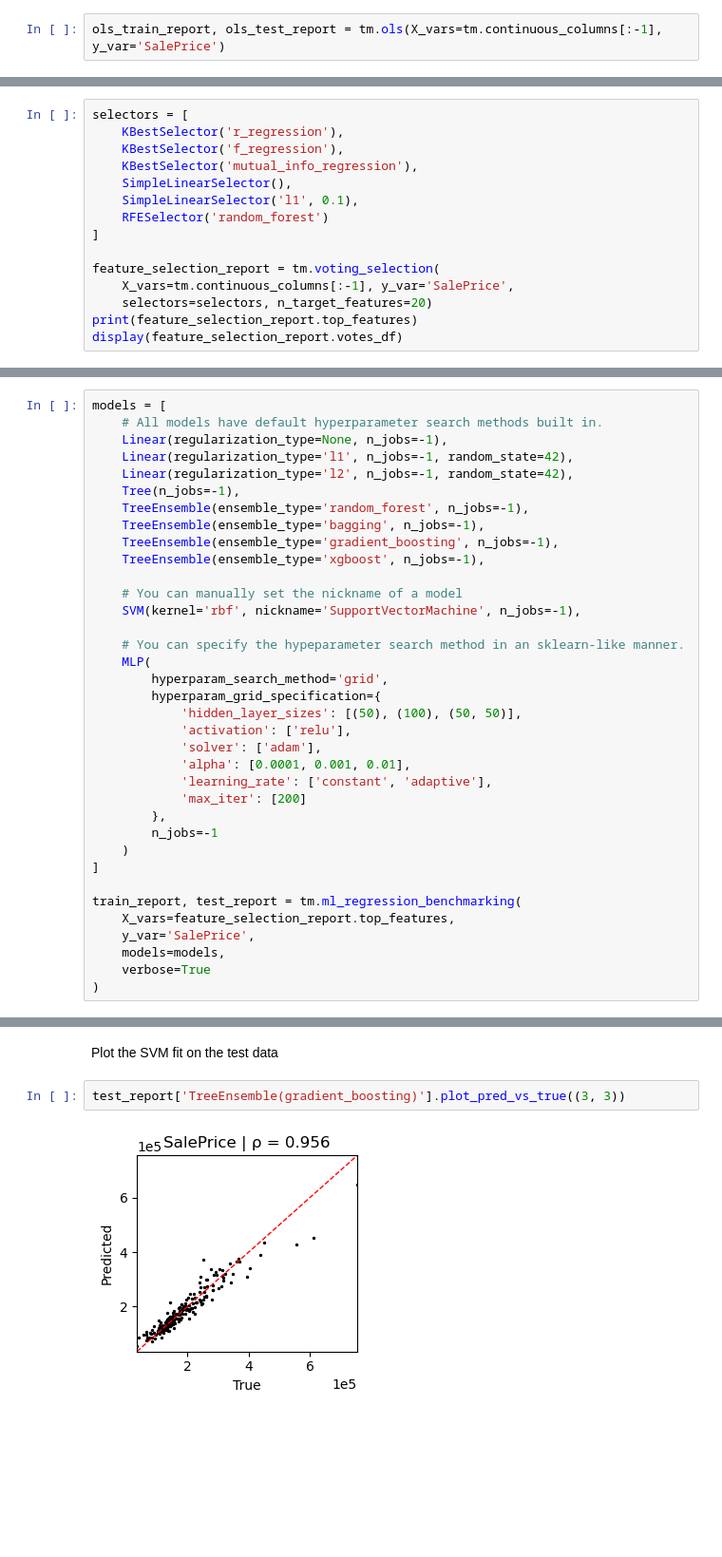
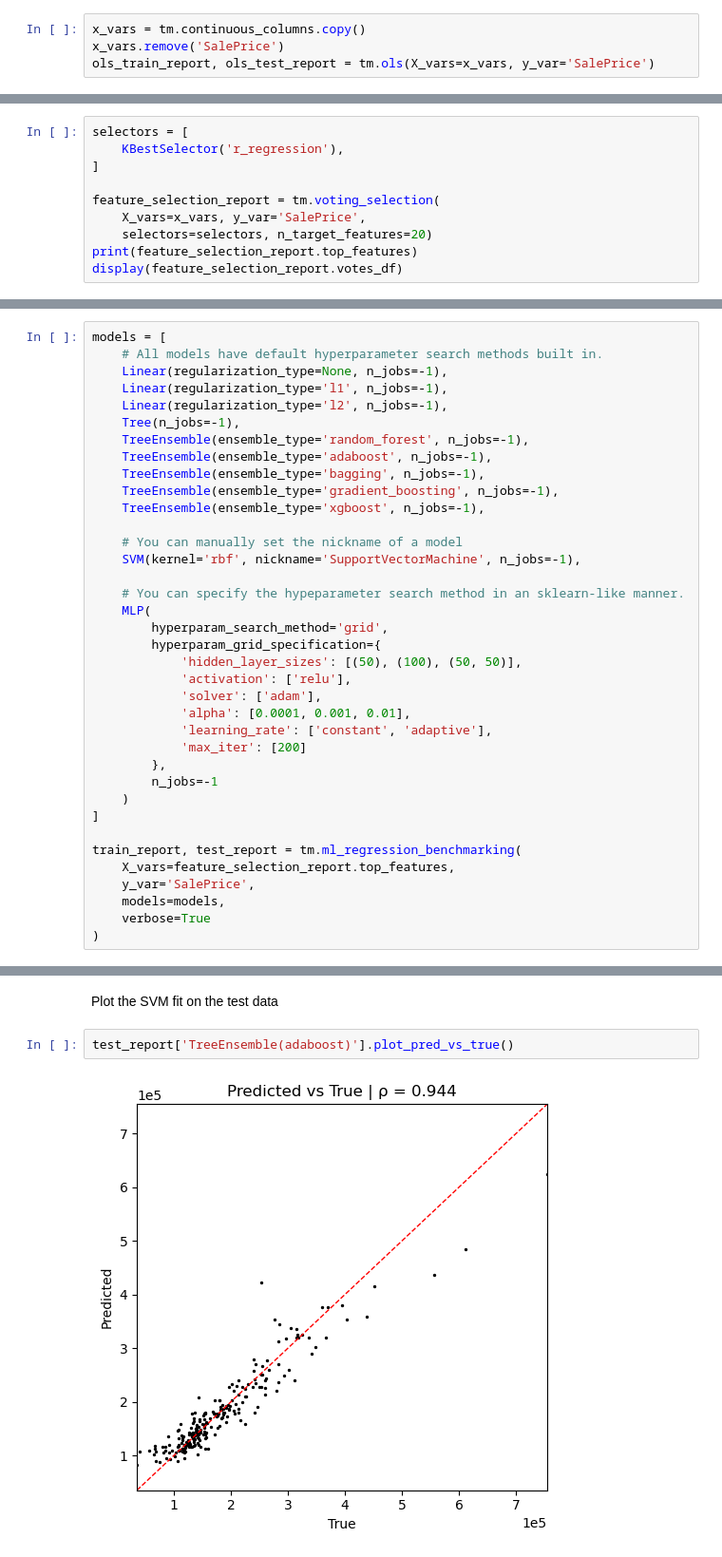
Before and after one commit to ajy25/TabularMagic, a Jupyter notebook: demo/regression_start_to_finish_demo.ipynb, the cells around one changed output, grey strips where cells are left out. Shown at 95% size. Saved outputs shown, nothing was run; the diff lists cells and outputs as text; blank space fills up the shorter version.

```diff
--- a/demo/regression_start_to_finish_demo.ipynb
+++ b/demo/regression_start_to_finish_demo.ipynb
@@ -159,4 +160,6 @@ print(tm.working_df_test.columns.to_list())
 # %% [markdown]
 ### OLS regression analysis
 # %%
-ols_train_report, ols_test_report = tm.ols(X_vars=tm.continuous_columns[:-1], y_var='SalePrice')
+x_vars = tm.continuous_columns.copy()
+x_vars.remove('SalePrice')
+ols_train_report, ols_test_report = tm.ols(X_vars=x_vars, y_var='SalePrice')
@@ -197,15 +198,10 @@ plt.close(fig)
 # %%
 selectors = [
     KBestSelector('r_regression'),
-    KBestSelector('f_regression'),
-    KBestSelector('mutual_info_regression'),
-    SimpleLinearSelector(),
-    SimpleLinearSelector('l1', 0.1),
-    RFESelector('random_forest')
 ]
 
 feature_selection_report = tm.voting_selection(
-    X_vars=tm.continuous_columns[:-1], y_var='SalePrice',
+    X_vars=x_vars, y_var='SalePrice',
     selectors=selectors, n_target_features=20)
 print(feature_selection_report.top_features)
 display(feature_selection_report.votes_df)
@@ -230,10 +216,11 @@ Task 6 of 6.    Fitting RFESelector(random_forest).
 models = [
     # All models have default hyperparameter search methods built in.
     Linear(regularization_type=None, n_jobs=-1),
-    Linear(regularization_type='l1', n_jobs=-1, random_state=42),
-    Linear(regularization_type='l2', n_jobs=-1, random_state=42),
+    Linear(regularization_type='l1', n_jobs=-1),
+    Linear(regularization_type='l2', n_jobs=-1),
     Tree(n_jobs=-1),
     TreeEnsemble(ensemble_type='random_forest', n_jobs=-1),
+    TreeEnsemble(ensemble_type='adaboost', n_jobs=-1),
     TreeEnsemble(ensemble_type='bagging', n_jobs=-1),
     TreeEnsemble(ensemble_type='gradient_boosting', n_jobs=-1),
     TreeEnsemble(ensemble_type='xgboost', n_jobs=-1),
@@ -289,6 +277,6 @@ display(test_report.fit_statistics)
 # %% [markdown]
 Plot the SVM fit on the test data
 # %%
-test_report['TreeEnsemble(gradient_boosting)'].plot_pred_vs_true((3, 3))
+test_report['TreeEnsemble(adaboost)'].plot_pred_vs_true()
 # %% [output]
-[figure, old version]
+[figure, new version]
```
Also changed, not shown: parts of 10 cells of this notebook, 11 other files.
